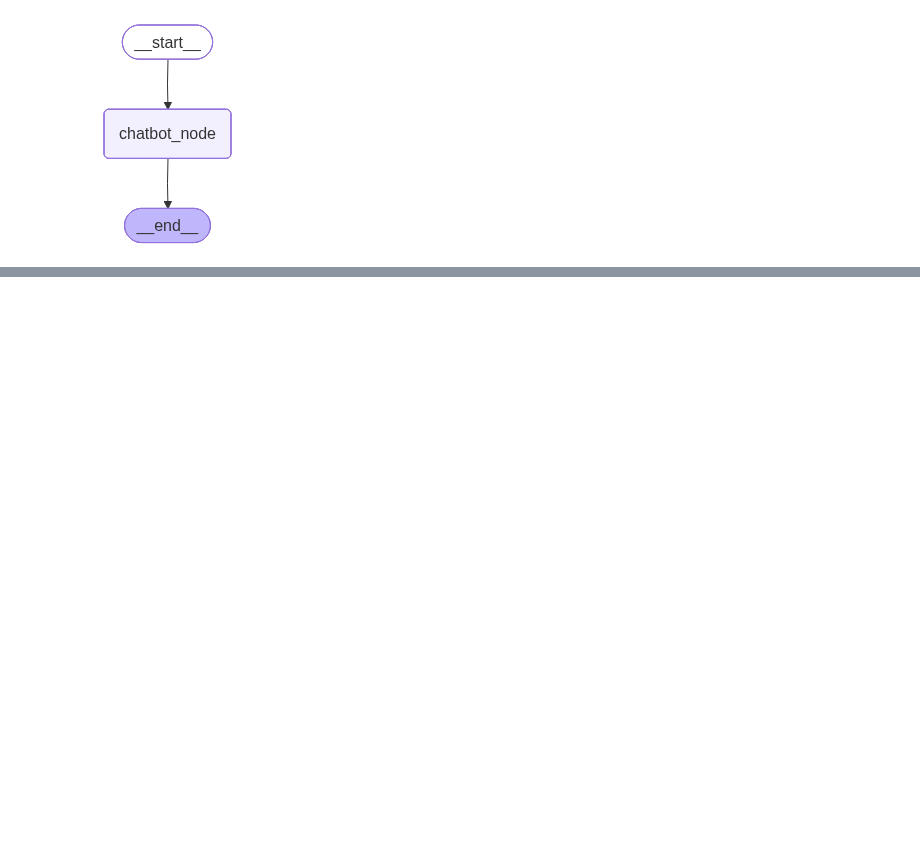
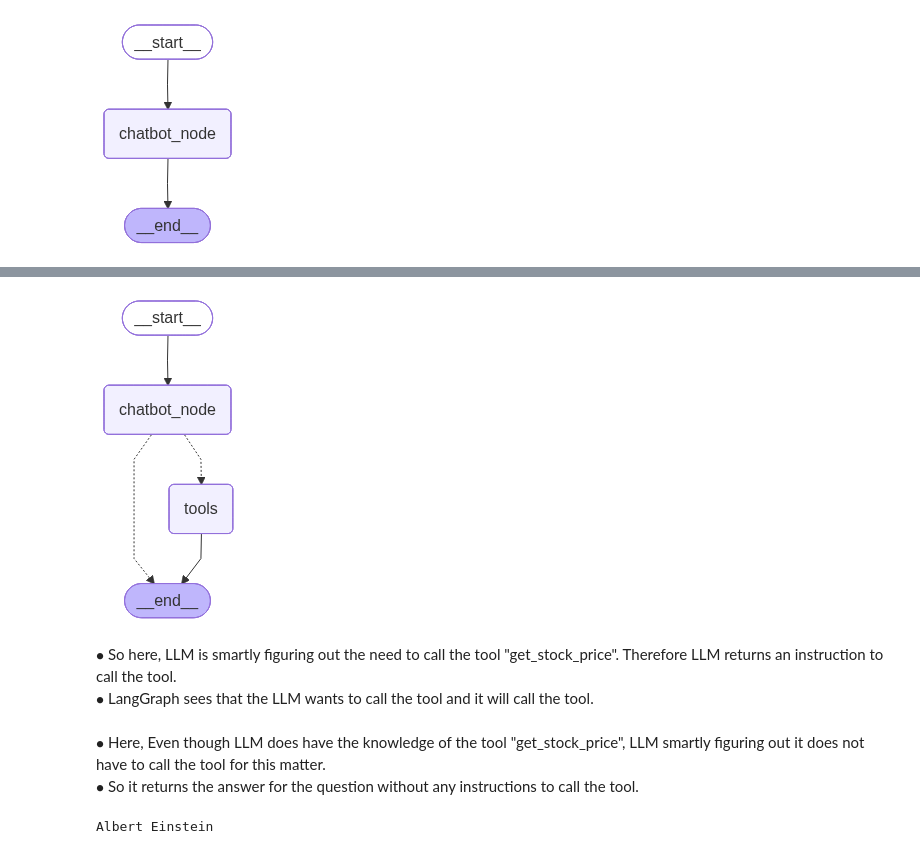
Before and after one commit to dilansenuruk/AI-Projects, a Jupyter notebook: LangGraph.ipynb, the cells around one changed output, grey strips where cells are left out. Saved outputs shown, nothing was run; the diff lists cells and outputs as text; code cells hidden in the pictures; blank space fills up the shorter version.

```diff
--- a/LangGraph.ipynb
+++ b/LangGraph.ipynb
@@ -189,0 +200,29 @@ response["messages"]
+# %%
+class State(TypedDict):
+    messages: Annotated[list, add_messages]
+
+@tool
+def get_stock_price(symbol: str) -> float:
+    '''Return the current price of a stock given the stock symbol :param symbol: stock symbol :return: current price of the stock'''
+    return {"MSFT": 200.3, "AAPL": 100.4, "AMZN": 150.0, "RIL": 87.6}.get(symbol, 0.0)
+
+tools = [get_stock_price]
+llm = init_chat_model("google_genai:gemini-2.5-flash")
+llm_with_tools = llm.bind_tools(tools)
+
+def chatbot(state: State) -> State:
+    return {"messages": [llm_with_tools.invoke(state["messages"])]}
+
+builder = StateGraph(State)
+builder.add_node("chatbot_node", chatbot)
+builder.add_node("tools", ToolNode(tools))
+builder.add_edge(START, "chatbot_node")
+builder.add_conditional_edges("chatbot_node", tools_condition)
+graph = builder.compile()
+
+display(Image(graph.get_graph().draw_mermaid_png()))
+# %% [output]
+[figure, added]
+# %% [markdown]
+$\bullet$ So here, LLM is smartly figuring out the need to call the tool "get_stock_price". Therefore LLM returns an instruction to call the tool.
+$\bullet$ LangGraph sees that the LLM wants to call the tool and it will call the tool.
@@ -189,0 +232,8 @@ response["messages"]
+# %% [markdown]
+$\bullet$ Here, Even though LLM does have the knowledge of the tool "get_stock_price", LLM smartly figuring out it does not have to call the tool for this matter.
+$\bullet$ So it returns the answer for the question without any instructions to call the tool.
+# %%
+state = graph.invoke({"messages": [{"role": "user", "content": "Who invented the theory of relativity? print only the name"}]})
+print(state["messages"][-1].content)
+# %% [output]
+Albert Einstein
```
Also changed, not shown: parts of 11 cells of this notebook, 1 other file.
